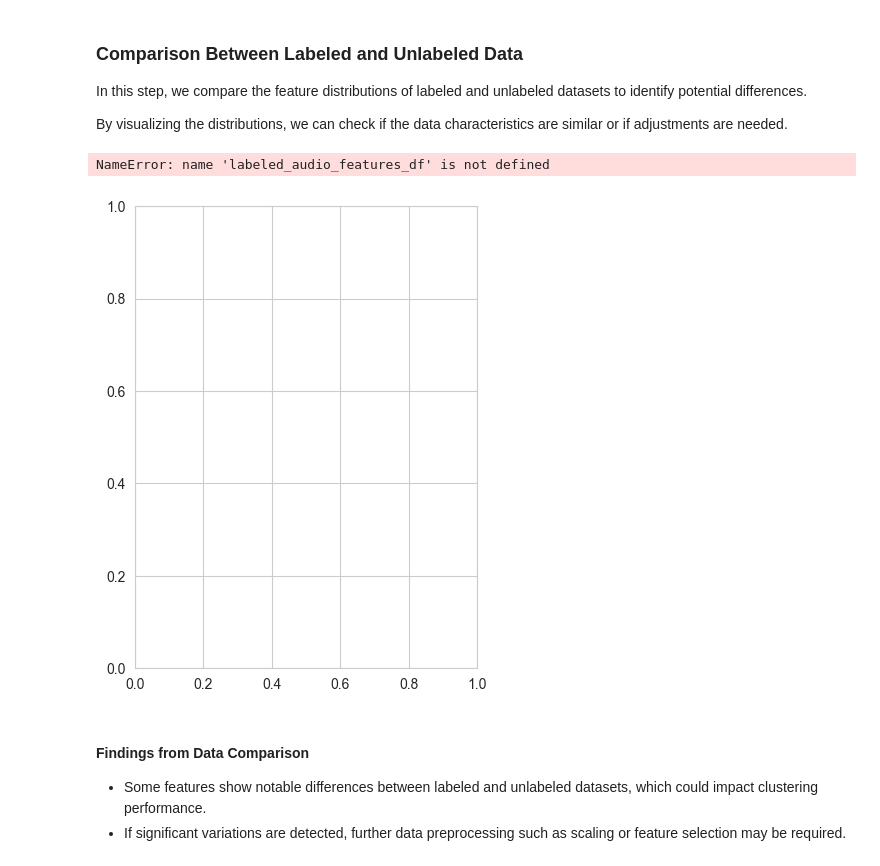
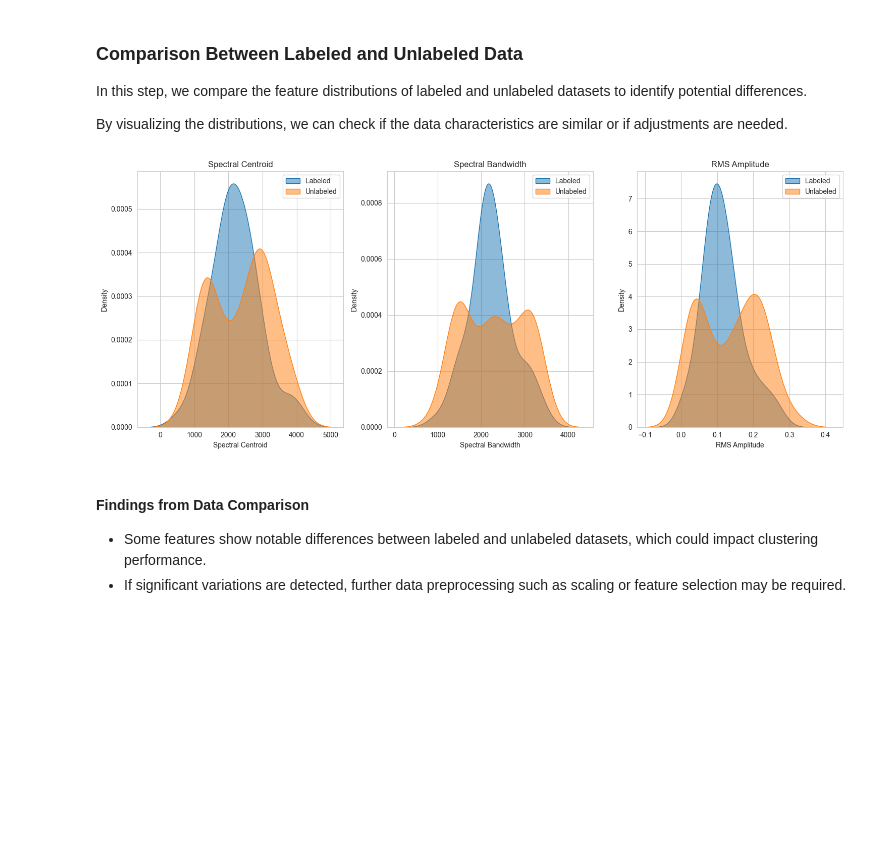
Before and after one commit to Akshay22087249/TurboAdventure, a Jupyter notebook: Main.ipynb, the cells around one changed output. Drawn from its saved outputs; the diff is of its cells as text; code cells hidden in the pictures; blank space fills up the shorter version.

Commit message:
fixed plots

```diff
--- a/Main.ipynb
+++ b/Main.ipynb
@@ -427,22 +427,23 @@ In this step, we compare the feature distributions of labeled and unlabeled data
 
 By visualizing the distributions, we can check if the data characteristics are similar or if adjustments are needed.
 # %%
+unlabeled_df_path = os.path.join(data_dir, "unlabeled_df.csv")
+unlabeled_df = pd.read_csv(unlabeled_df_path)
 # Compare feature distributions
 features_to_compare = ["Spectral Centroid", "Spectral Bandwidth", "RMS Amplitude"]
 
 plt.figure(figsize=(15, 6))
 for idx, feature in enumerate(features_to_compare, 1):
     plt.subplot(1, 3, idx)
-    sns.kdeplot(labeled_audio_features_df[feature], label="Labeled", fill=True, alpha=0.5)
-    sns.kdeplot(unlabeled_audio_features_df[feature], label="Unlabeled", fill=True, alpha=0.5)
+    sns.kdeplot(labeled_df[feature], label="Labeled", fill=True, alpha=0.5)
+    sns.kdeplot(unlabeled_df[feature], label="Unlabeled", fill=True, alpha=0.5)
     plt.title(feature)
     plt.legend()
 
 plt.tight_layout()
 plt.show()
 # %% [output]
-NameError: name 'labeled_audio_features_df' is not defined
-[figure, old version]
+[figure, new version]
 # %% [markdown]
 #### Findings from Data Comparison
 
```
Also changed, not shown: parts of 2 cells of this notebook.
